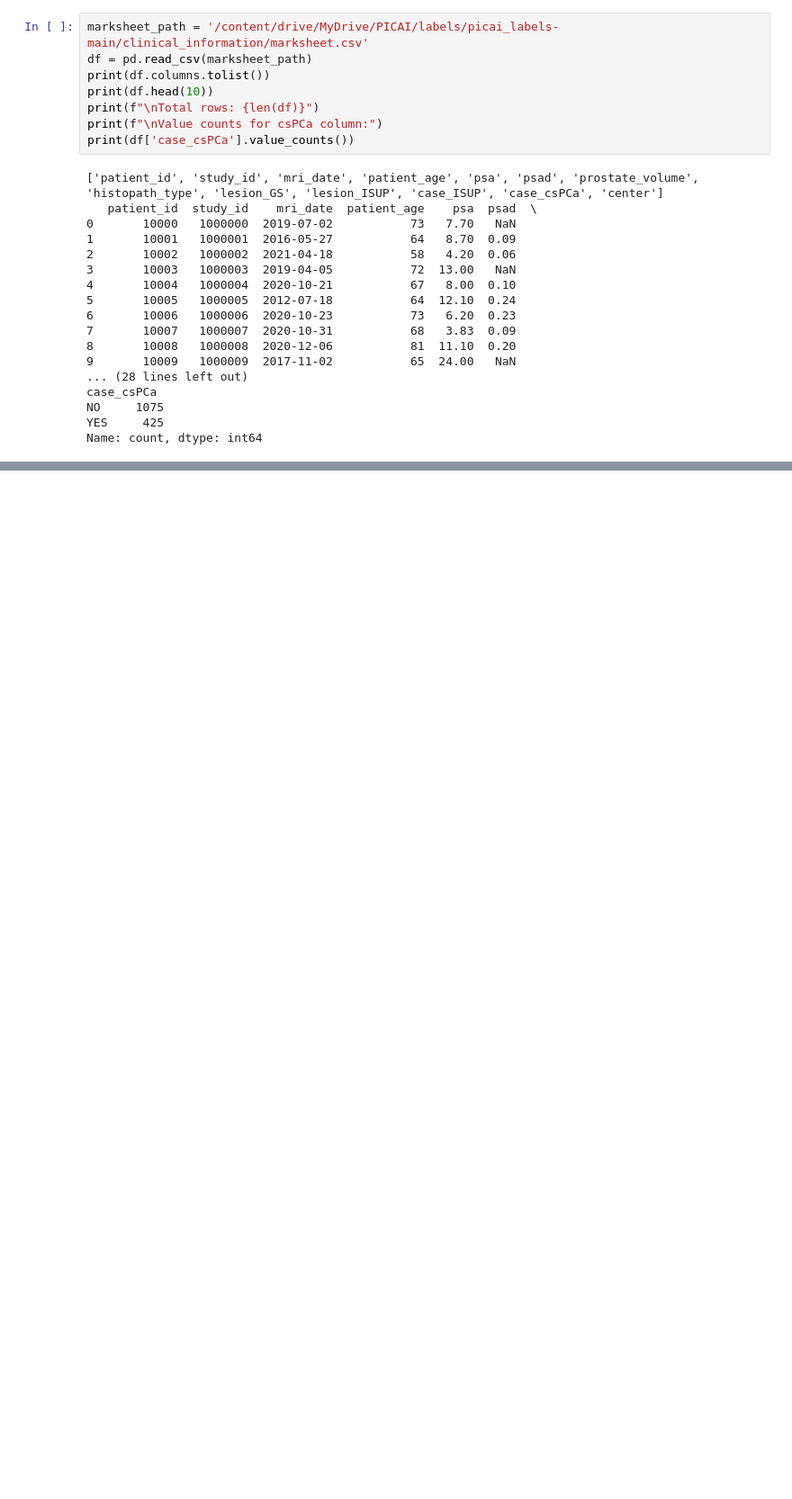
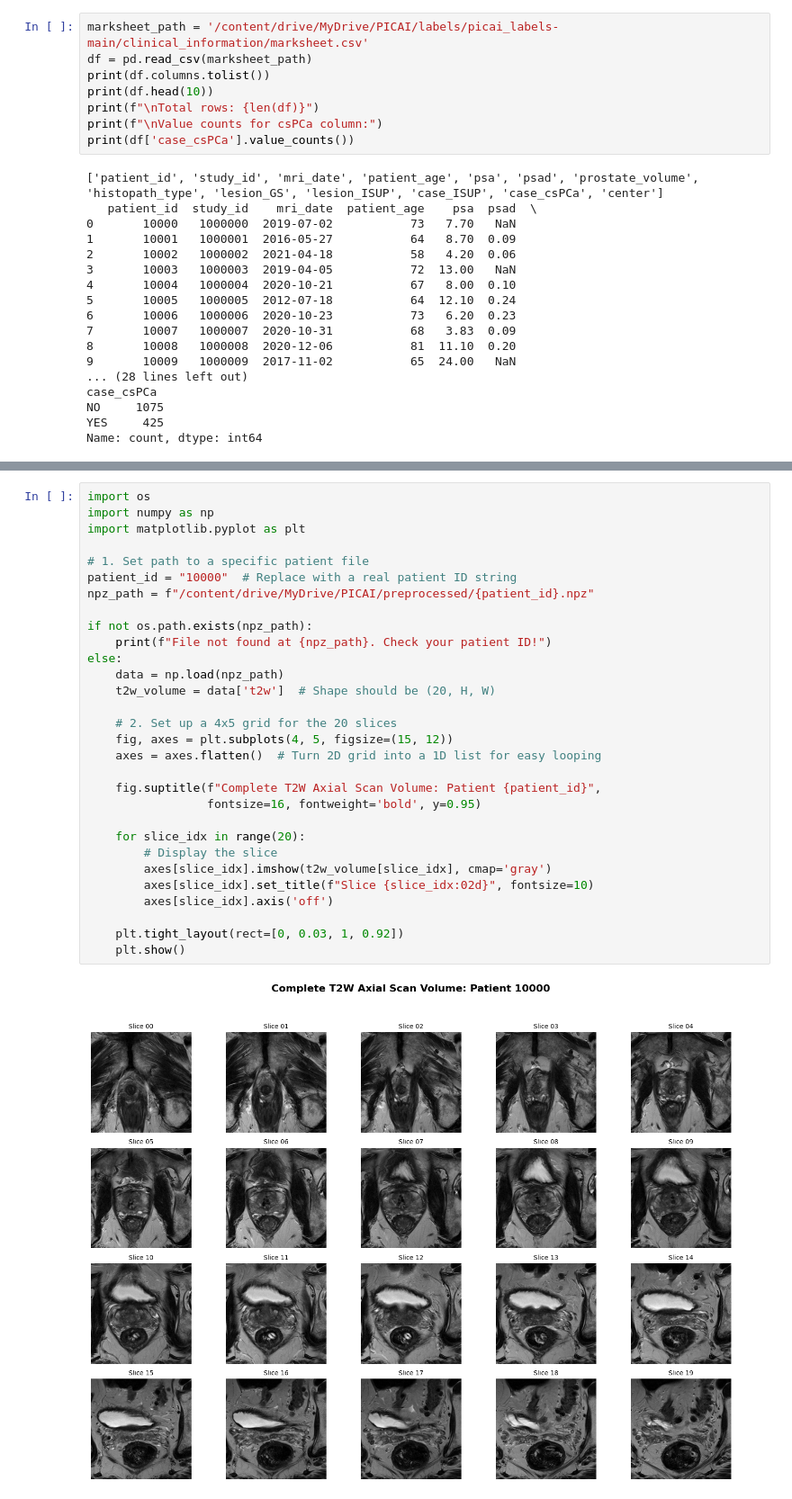
Before and after one commit to Andrew-Ayegh/Dual-Stream-Prostate-Cancer-Detection, a Jupyter notebook: main.ipynb, the cells around one changed output, grey strips where cells are left out. Shown at 90% size. Cells and saved outputs as stored; diff of their text form; blank space fills up the shorter version.

```diff
--- a/main.ipynb
+++ b/main.ipynb
@@ -1408,0 +1449,32 @@ Slices with >= 100 unique values: 1976
+# %%
+import os
+import numpy as np
+import matplotlib.pyplot as plt
+
+# 1. Set path to a specific patient file
+patient_id = "10000"  # Replace with a real patient ID string
+npz_path = f"/content/drive/MyDrive/PICAI/preprocessed/{patient_id}.npz"
+
+if not os.path.exists(npz_path):
+    print(f"File not found at {npz_path}. Check your patient ID!")
+else:
+    data = np.load(npz_path)
+    t2w_volume = data['t2w']  # Shape should be (20, H, W)
+
+    # 2. Set up a 4x5 grid for the 20 slices
+    fig, axes = plt.subplots(4, 5, figsize=(15, 12))
+    axes = axes.flatten()  # Turn 2D grid into a 1D list for easy looping
+
+    fig.suptitle(f"Complete T2W Axial Scan Volume: Patient {patient_id}",
+                 fontsize=16, fontweight='bold', y=0.95)
+
+    for slice_idx in range(20):
+        # Display the slice
+        axes[slice_idx].imshow(t2w_volume[slice_idx], cmap='gray')
+        axes[slice_idx].set_title(f"Slice {slice_idx:02d}", fontsize=10)
+        axes[slice_idx].axis('off')
+
+    plt.tight_layout(rect=[0, 0.03, 1, 0.92])
+    plt.show()
+# %% [output]
+[figure, added]
```
Also changed, not shown: parts of 16 cells of this notebook.
